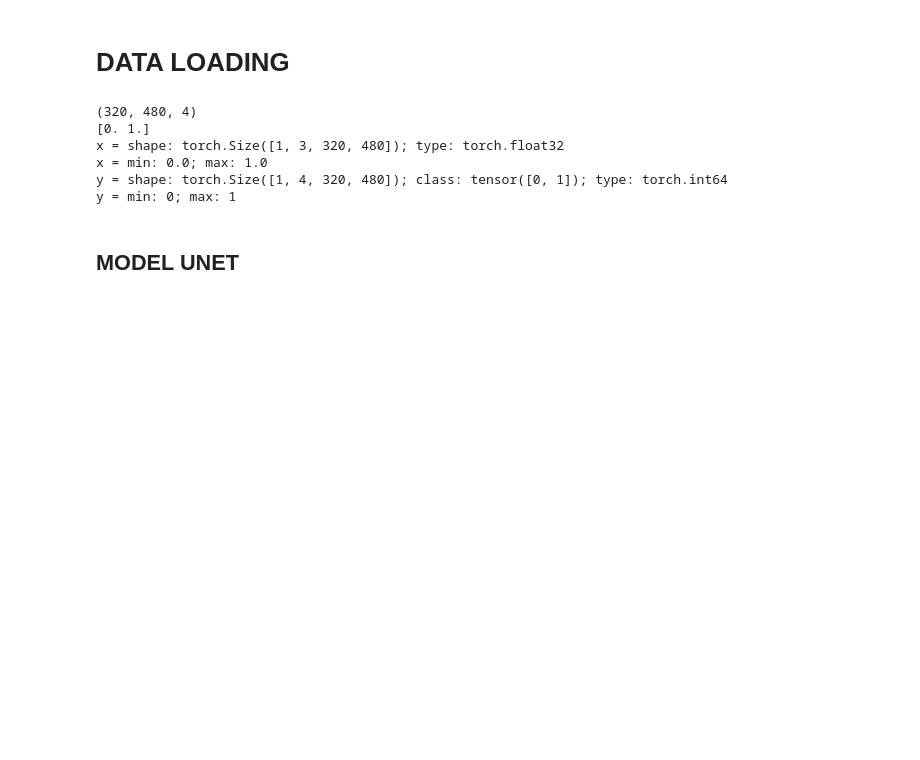
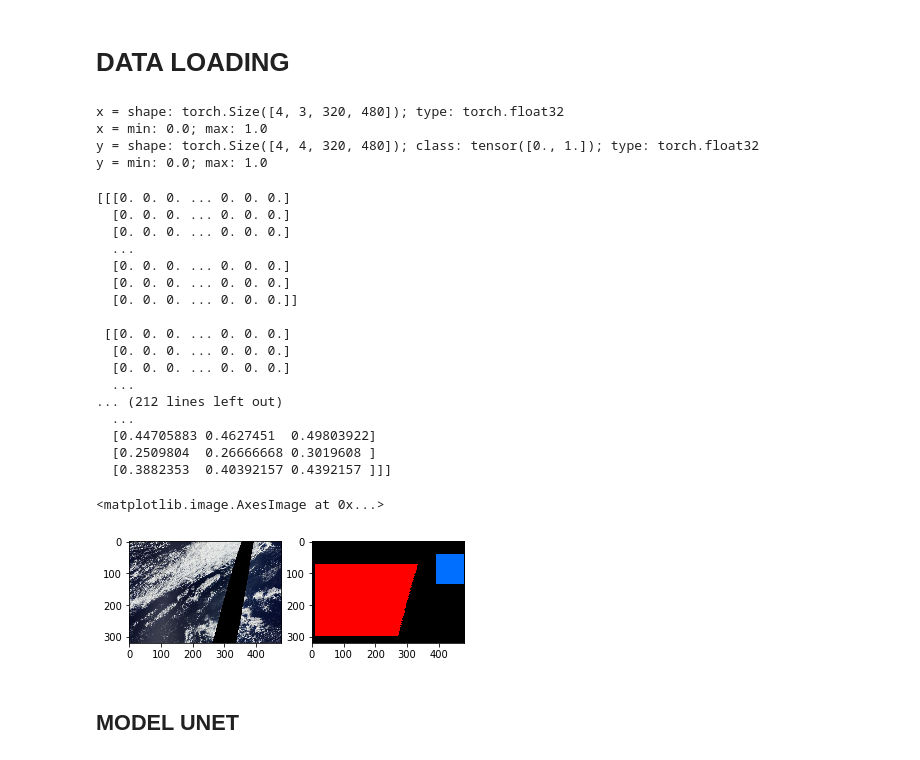
Before and after one commit to DeftEye/TraitementDeNuages, a Jupyter notebook: main.ipynb, the cells around one changed output. Saved outputs shown, nothing was run; the diff lists cells and outputs as text; code cells hidden in the pictures; blank space fills up the shorter version.

```diff
--- a/main.ipynb
+++ b/main.ipynb
@@ -88,25 +90,80 @@ dataset_valid = SegmentationDataSet(inputs=inputs_valid,
 
 # dataloader training
 dataloader_training = DataLoader(dataset=dataset_train,
-                                 batch_size=1,
+                                 batch_size=4,
                                  shuffle=False)
 # dataloader validation
 dataloader_validation = DataLoader(dataset=dataset_valid,
-                                   batch_size=1,
+                                   batch_size=4,
                                    shuffle=False)
 # %%
 x, y = next(iter(dataloader_training))
+w, z = next(iter(dataloader_training))
 print(f'x = shape: {x.shape}; type: {x.dtype}')
 print(f'x = min: {x.min()}; max: {x.max()}')
 print(f'y = shape: {y.shape}; class: {y.unique()}; type: {y.dtype}')
 print(f'y = min: {y.min()}; max: {y.max()}')
 # %% [output]
-(320, 480, 4)
-[0. 1.]
-x = shape: torch.Size([1, 3, 320, 480]); type: torch.float32
+x = shape: torch.Size([4, 3, 320, 480]); type: torch.float32
 x = min: 0.0; max: 1.0
-y = shape: torch.Size([1, 4, 320, 480]); class: tensor([0, 1]); type: torch.int64
-y = min: 0; max: 1
+y = shape: torch.Size([4, 4, 320, 480]); class: tensor([0., 1.]); type: torch.float32
+y = min: 0.0; max: 1.0
+# %%
+import torchvision.utils
+from skimage.io import imread
+import numpy as np
+import helper
+%matplotlib inline
+
+import matplotlib.pyplot as plt
+import matplotlib.image as mpimg
+
+x, y = next(iter(dataloader_training))
+
+true_inputs = x
+true_labels = y
+
+print(true_labels[0].numpy())
+print(true_labels[0].numpy().shape)
+
+def reverse_transform(inp):
+    inp = inp.numpy()
+    inp = np.moveaxis(inp, -1, 0)
+    inp = np.moveaxis(inp, -1, 0)
+    print(inp)
+    input_asarray = np.clip(inp, 0, 1)
+    input_asarray = (input_asarray * 255).astype(np.uint8)
+    return input_asarray
+
+# Change channel-order and make 3 channels for matplot
+input_images_rgb = [reverse_transform(x) for x in true_inputs]
+
+# Map each channel (i.e. class) to each color
+target_masks_rgb = [helper.masks_to_colorimg(x.cpu(), "xD") for x in true_labels]
+print(target_maks_rgb)
+f, axarr = plt.subplots(1,2)
+axarr[0].imshow(input_images_rgb[0])
+axarr[1].imshow(target_masks_rgb[0])
+# %% [output]
+[[[0. 0. 0. ... 0. 0. 0.]
+  [0. 0. 0. ... 0. 0. 0.]
+  [0. 0. 0. ... 0. 0. 0.]
+  ...
+  [0. 0. 0. ... 0. 0. 0.]
+  [0. 0. 0. ... 0. 0. 0.]
+  [0. 0. 0. ... 0. 0. 0.]]
+
+ [[0. 0. 0. ... 0. 0. 0.]
+  [0. 0. 0. ... 0. 0. 0.]
+  [0. 0. 0. ... 0. 0. 0.]
+  ...
+... (212 lines left out)
+  ...
+  [0.44705883 0.4627451  0.49803922]
+  [0.2509804  0.26666668 0.3019608 ]
+  [0.3882353  0.40392157 0.4392157 ]]]
+<matplotlib.image.AxesImage at 0x...>
+[figure, added]
 # %% [markdown]
 ## MODEL UNET
 # %%
```
Also changed, not shown: parts of 9 cells of this notebook, 7 other files.
